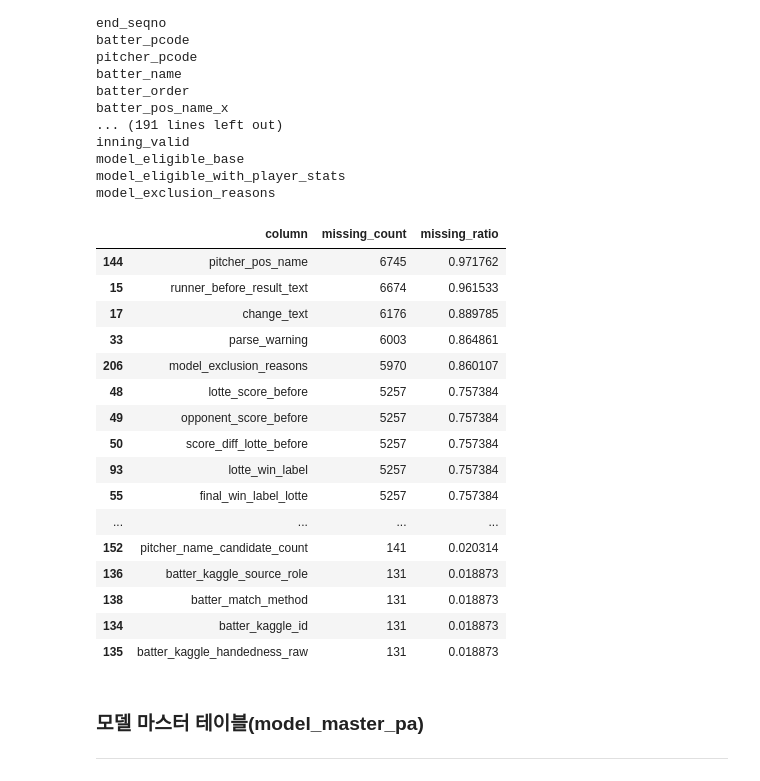
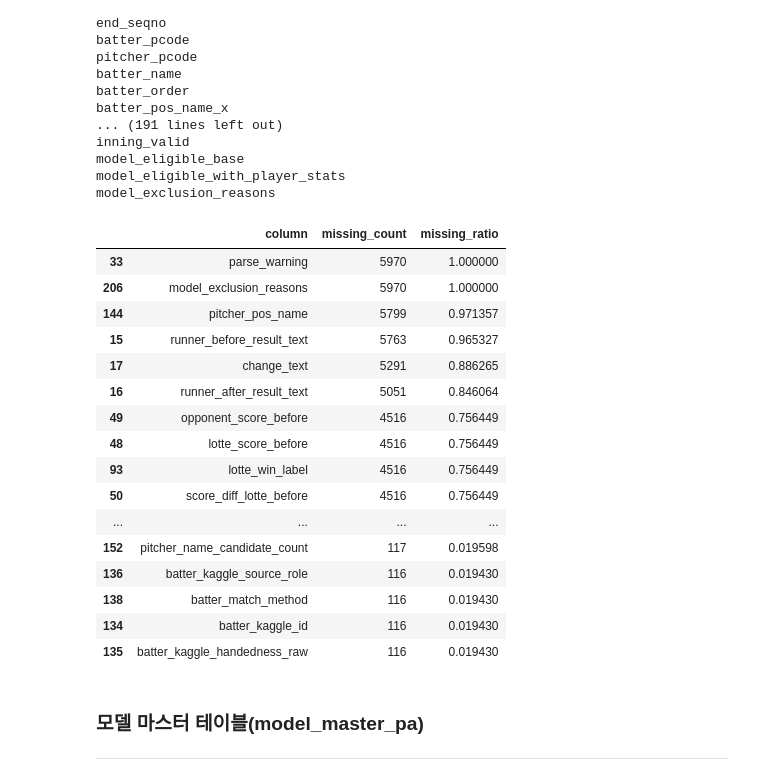
Before and after one commit to Donghaeng-LOTTO/Donghaeng-LOTTO, a Jupyter notebook: analysis/eda_master_table.ipynb, the cells around one changed output. Saved outputs shown, nothing was run; the diff lists cells and outputs as text; code cells hidden in the pictures.

Commit message:
fix: update model master table

```diff
--- a/analysis/eda_master_table.ipynb
+++ b/analysis/eda_master_table.ipynb
@@ -197,33 +142,33 @@ model_exclusion_reasons
 # %%
 def missing_summary(df):
     result = (
         df.isna()
         .sum()
         .reset_index()
         .rename(columns={"index": "column", 0: "missing_count"})
     )
     result["missing_ratio"] = result["missing_count"] / len(df)
     return result.sort_values("missing_ratio", ascending=False)
 
-missing_summary(master_pa).head(30)
+missing_summary(master_pa_eligible).head(30)
 # %% [output]
 |  | column | missing_count | missing_ratio |
-| 144 | pitcher_pos_name | 6745 | 0.971762 |
-| 15 | runner_before_result_text | 6674 | 0.961533 |
-| 17 | change_text | 6176 | 0.889785 |
-| 33 | parse_warning | 6003 | 0.864861 |
-| 206 | model_exclusion_reasons | 5970 | 0.860107 |
-| 48 | lotte_score_before | 5257 | 0.757384 |
-| 49 | opponent_score_before | 5257 | 0.757384 |
-| 50 | score_diff_lotte_before | 5257 | 0.757384 |
-| 93 | lotte_win_label | 5257 | 0.757384 |
-| 55 | final_win_label_lotte | 5257 | 0.757384 |
+| 33 | parse_warning | 5970 | 1.000000 |
+| 206 | model_exclusion_reasons | 5970 | 1.000000 |
+| 144 | pitcher_pos_name | 5799 | 0.971357 |
+| 15 | runner_before_result_text | 5763 | 0.965327 |
+| 17 | change_text | 5291 | 0.886265 |
+| 16 | runner_after_result_text | 5051 | 0.846064 |
+| 49 | opponent_score_before | 4516 | 0.756449 |
+| 48 | lotte_score_before | 4516 | 0.756449 |
+| 93 | lotte_win_label | 4516 | 0.756449 |
+| 50 | score_diff_lotte_before | 4516 | 0.756449 |
 | ... | ... | ... | ... |
-| 152 | pitcher_name_candidate_count | 141 | 0.020314 |
-| 136 | batter_kaggle_source_role | 131 | 0.018873 |
-| 138 | batter_match_method | 131 | 0.018873 |
-| 134 | batter_kaggle_id | 131 | 0.018873 |
-| 135 | batter_kaggle_handedness_raw | 131 | 0.018873 |
+| 152 | pitcher_name_candidate_count | 117 | 0.019598 |
+| 136 | batter_kaggle_source_role | 116 | 0.019430 |
+| 138 | batter_match_method | 116 | 0.019430 |
+| 134 | batter_kaggle_id | 116 | 0.019430 |
+| 135 | batter_kaggle_handedness_raw | 116 | 0.019430 |
 # %% [markdown]
 ### 모델 마스터 테이블(model_master_pa)
 ---
```
Also changed, not shown: parts of 48 cells of this notebook, 2 other files.
